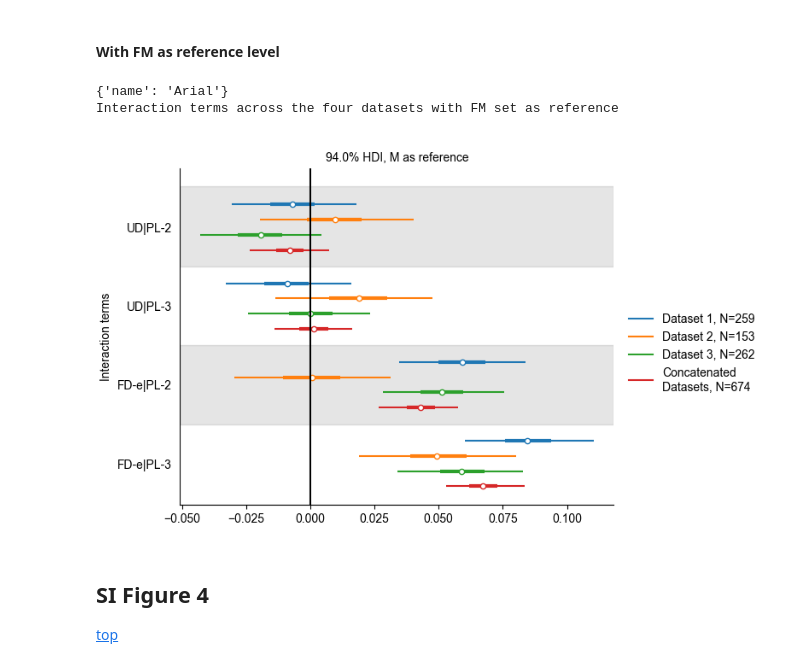
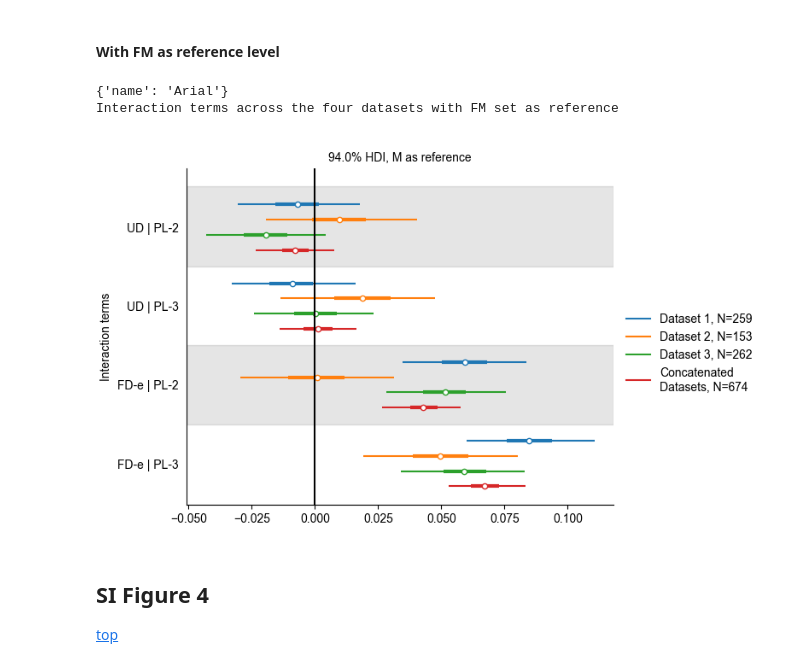
Before and after one commit to jankaWIS/FMP_paper, a Jupyter notebook: Figures/SI_Figures_FMP_paper_2024.ipynb, the cells around one changed output. Drawn from its saved outputs; the diff is of its cells as text; code cells hidden in the pictures.

```diff
--- a/Figures/SI_Figures_FMP_paper_2024.ipynb
+++ b/Figures/SI_Figures_FMP_paper_2024.ipynb
@@ -558,7 +558,7 @@ for title in titles:
     print(title)
 
 
-left_offset = 2.5
+left_offset = 2.7
 top_offset = 1
 bottom_offset = 1.#1.2
 
@@ -589,35 +589,35 @@ legend = c.ax("interactions_FM").get_legend()
 labels = [] if legend is None else [str(x._text).replace('concat_datasets_123', 'concatenated\ndatasets').replace('_', ' ').title()+f', N={FMP_inference_baselineFM_data_dict[x._text]["correct_flt ~ C(task, levels=base_lvl) * difficulty + (1|userID)"]["posterior"]["userID__factor_dim"].size}' for x in legend.texts]
 handles = [] if legend is None else legend.legendHandles #legend.legend_handles
 # # and switch the order of the vars in the legend as it it reversed for some reason
 # # legend on the side
 c.ax("interactions_FM").legend(handles[::-1], labels[::-1], loc="upper right", bbox_to_anchor=(1.35, .6), frameon=False)
 
 # update y ticks
 c.ax("interactions_FM").set_yticklabels([
-    '|'.join(dic_task2abbreviations.get(word.strip(), word.strip()) for word in x.get_text().split('[')[1].strip(']').split(','))
+    ' | '.join(dic_task2abbreviations.get(word.strip(), word.strip()) for word in x.get_text().split('[')[1].strip(']').split(','))
     if '[' in x.get_text() else x.get_text()
     for x in c.ax("interactions_FM").get_yticklabels()
 ])
 
 c.ax("interactions_FM").set_ylabel('Interaction terms')
 # change the title
 c.ax(f"interactions_FM").set_title(f"{c.ax(f'interactions_FM').get_title()}, M as reference")
 
 for ax in c.axes.values():
     sns.despine(ax=ax)
     ax.axvline(0, c='k')
 
 
 
 # c.debug_grid(Vector(0.5,0.5,"cm"))
 c.show()
 #
 c.save(os.path.join(path_figures, 'SI', 'Supplementary_Figure_3.png'), dpi=300)#, bbox_inches="tight")
 c.save(os.path.join(path_figures, 'SI', 'Supplementary_Figure_3.pdf'), dpi=300)#, bbox_inches="tight")
 # %% [output]
 {'name': 'Arial'}
 Interaction terms across the four datasets with FM set as reference
-[figure, old version]
+[figure, new version]
 # %% [markdown]
 ## SI Figure 4
 [top](#top)
```
Also changed, not shown: parts of 5 cells of this notebook, 12 other files.
